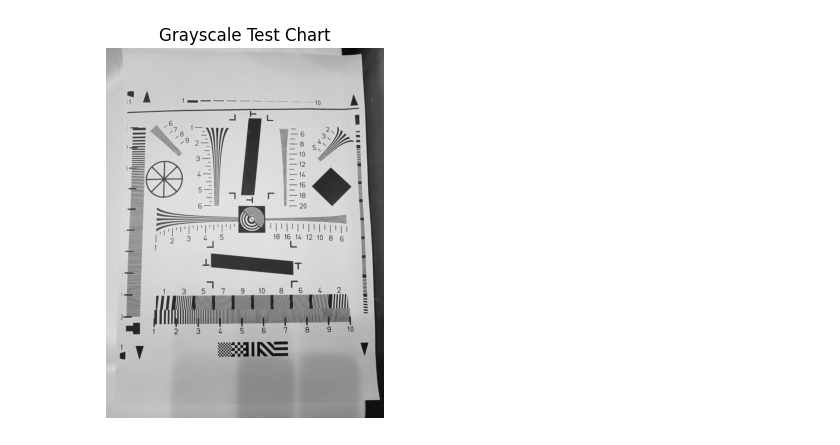
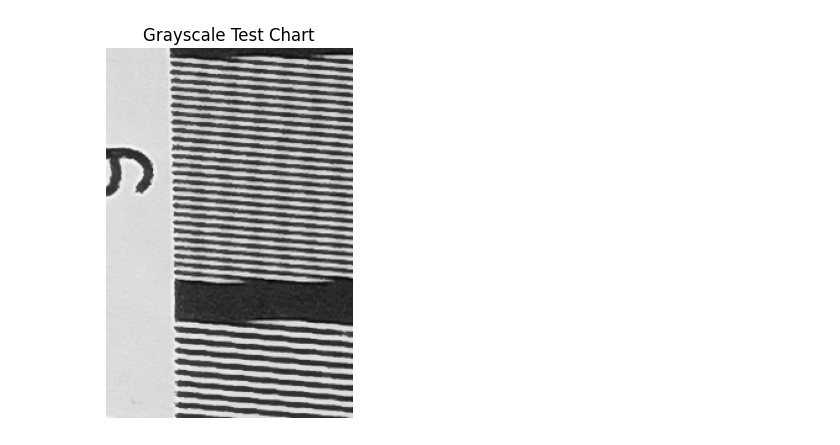
Before and after one commit to lgazzaneo/PDI_TP1, a Jupyter notebook: Pto3.ipynb, the cells around one changed output. Cells and saved outputs as stored; diff of their text form; code cells hidden in the pictures.

```diff
--- a/Pto3.ipynb
+++ b/Pto3.ipynb
@@ -1,50 +1,58 @@
 # %%
 import numpy as np
 import matplotlib.pyplot as plt
 from skimage import io, color, filters
-from skimage.util import img_as_float
-from skimage.exposure import rescale_intensity
-
-# Load the image (replace with your image path or URL)
-image = io.imread('imagen1.jpg')
-gray = color.rgb2gray(image)
-
-# Display the image
-plt.imshow(gray, cmap='gray')
-plt.title("Grayscale Test Chart")
-plt.axis('off')
-plt.show()
-
-# Crop a region with fine lines (adjust these values)
-y1, y2 = 300, 400
-x1, x2 = 500, 600
-region = gray[y1:y2, x1:x2]
-
-# Apply Sobel filter to detect edges
-edges = filters.sobel(region)
-
-# Sum pixel intensities along rows to get line frequency
-profile = np.sum(edges, axis=0)
-
-# Plot intensity profile
-plt.plot(profile)
-plt.title("Edge Intensity Profile")
-plt.xlabel("Pixel Position")
-plt.ylabel("Edge Strength")
-plt.show()
-
-# Estimate number of line pairs
-# Count peaks in the profile (each peak = one line)
 from scipy.signal import find_peaks
 
-peaks, _ = find_peaks(profile, height=0.05, distance=2)
-num_line_pairs = len(peaks) // 2  # Each pair = one line pair
+def estimate_resolution(image_path, crop_coords, physical_width_mm):
+    image = io.imread(image_path)
+    gray = color.rgb2gray(image)
 
-# Calculate lp/mm
-# Assume physical width of cropped region is known (e.g., 10 mm)
-physical_width_mm = 10  # Adjust based on your chart
-lp_per_mm = num_line_pairs / physical_width_mm
+    y1, y2, x1, x2 = crop_coords
+    region = gray[y1:y2, x1:x2]
 
-print(f"Estimated resolution: {lp_per_mm:.2f} line pairs per mm")
+    edges = filters.sobel(region)
+    profile = np.sum(edges, axis=0)
+
+    peaks, _ = find_peaks(profile, height=0.05, distance=2)
+    num_line_pairs = len(peaks) // 2
+
+    lp_per_mm = num_line_pairs / physical_width_mm
+
+    plt.imshow(region, cmap='gray')
+    plt.title("Grayscale Test Chart")
+    plt.axis('off')
+    plt.show()
+
+    plt.figure(figsize=(10, 4))
+    plt.plot(profile)
+    plt.title(f"Edge Profile: {image_path}")
+    plt.xlabel("Pixel Position")
+    plt.ylabel("Edge Strength")
+    plt.grid(True)
+    plt.show()
+
+    return lp_per_mm
+
+crop_coords = (1500, 1800, 2800, 3000)  # TODO: ajustar bien las coords
+physical_width_mm = 10              # Ancho físico del área analizada
+
+# Comparación entre cámara fija y en mano
+res_fija = estimate_resolution('imagen-tripode.jpg', crop_coords, physical_width_mm)
+res_mano = estimate_resolution('imagen-camara.jpg', crop_coords, physical_width_mm)
+
+# Resolución comercial
+res_comercial_lpmm = 250  # TODO: ajustar con los settings de la camara
+
+# Resultados
+print(f"Resolución cámara fija: {res_fija:.2f} lp/mm")
+print(f"Resolución cámara en mano: {res_mano:.2f} lp/mm")
+print(f"Resolución comercial declarada: {res_comercial_lpmm:.2f} lp/mm")
+
+# Conclusión preliminar
+if res_fija > res_mano:
+    print("✅ La cámara fija ofrece mayor resolución efectiva que la cámara en mano.")
+else:
+    print("⚠️ La cámara en mano supera o iguala la resolución de la cámara fija, lo cual puede indicar problemas en el experimento.")
 # %% [output]
-[figure, old version]
+[figure, new version]
```
Also changed, not shown: parts of 1 cell of this notebook, 1 other file.
